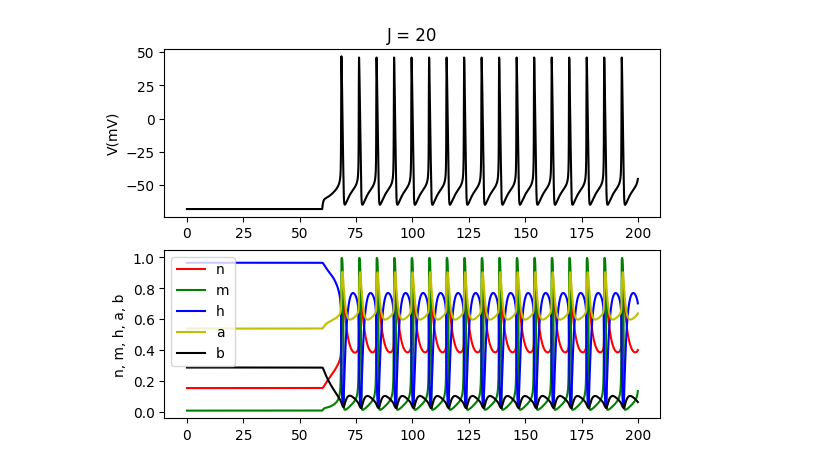
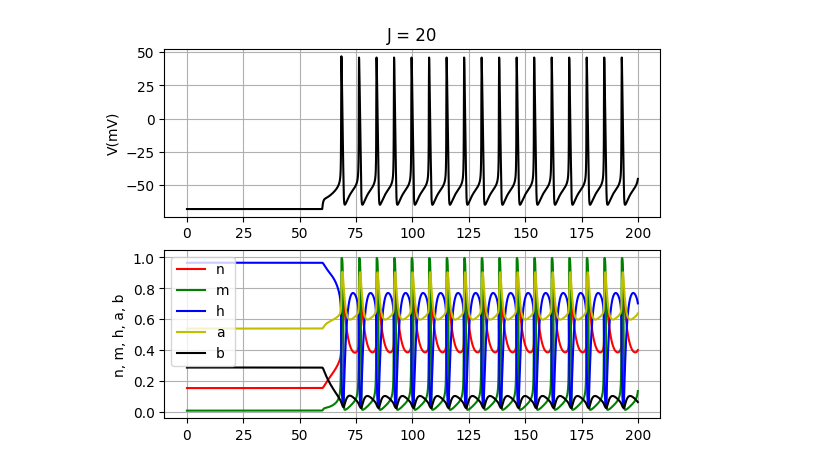
Before and after one commit to rfscorrea/listas-neurociencia-profroque, a Jupyter notebook: lista3/exercicio1b_j20.ipynb, the cells around one changed output. Drawn from its saved outputs; the diff is of its cells as text; code cells hidden in the pictures.

```diff
--- a/lista3/exercicio1b_j20.ipynb
+++ b/lista3/exercicio1b_j20.ipynb
@@ -65,17 +65,19 @@ b = X[:,5]
 # %%
 plt.subplot(2,1,1)
 plt.title('J = 20')
 plt.plot(t, V, 'k')
 plt.ylabel('V(mV)')
+plt.grid()
 
 plt.subplot(2,1,2)
 plt.plot(t, n, 'r', label='n')
 plt.plot(t, m, 'g', label='m')
 plt.plot(t, h, 'b', label='h')
 plt.plot(t, a, 'y', label='a')
 plt.plot(t, b, 'k', label='b')
 plt.ylabel('n, m, h, a, b')
 plt.legend()
+plt.grid()
 plt.show()
 # %% [output]
-[figure, old version]
+[figure, new version]
```
Also changed, not shown: 9 other files.
